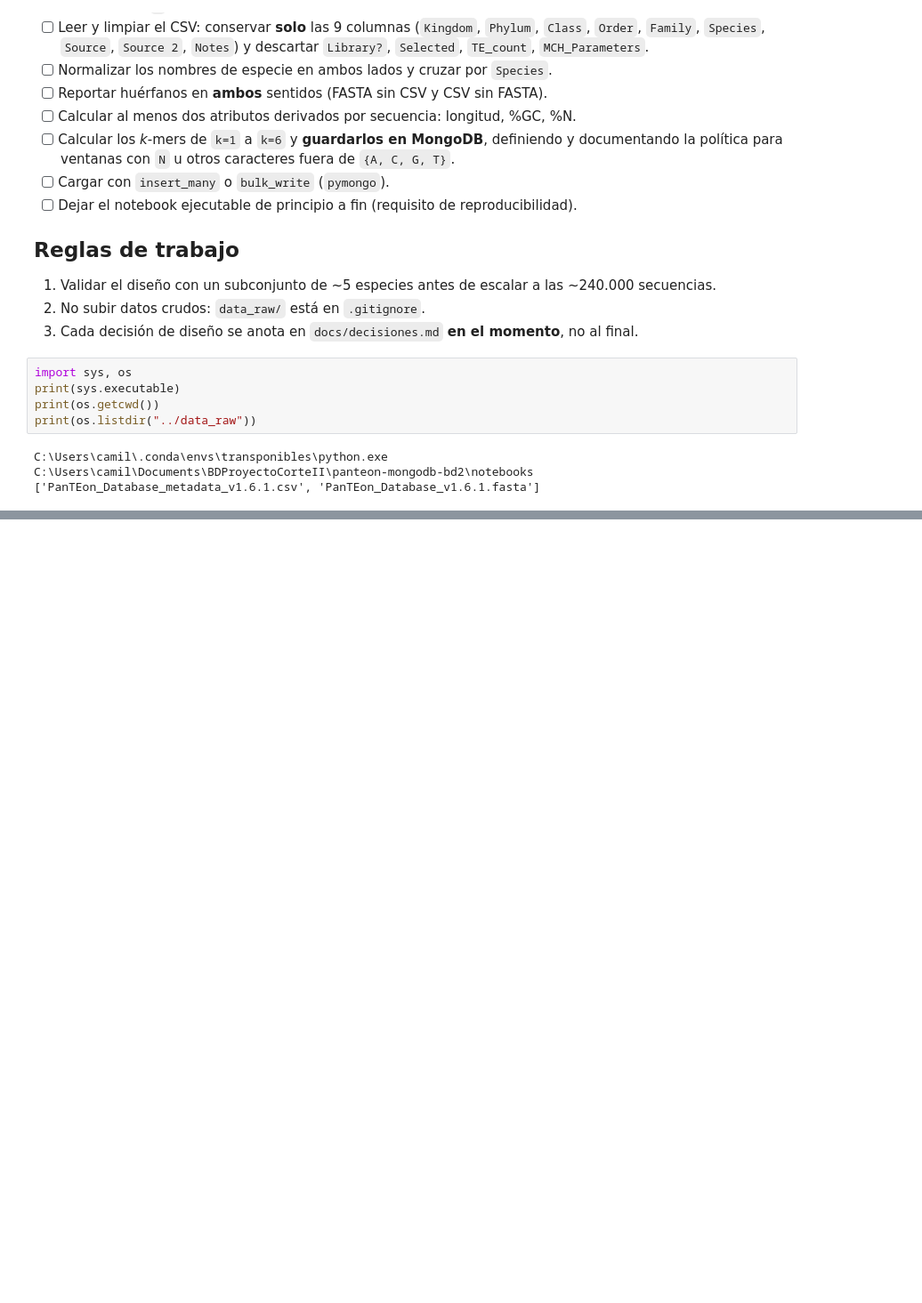
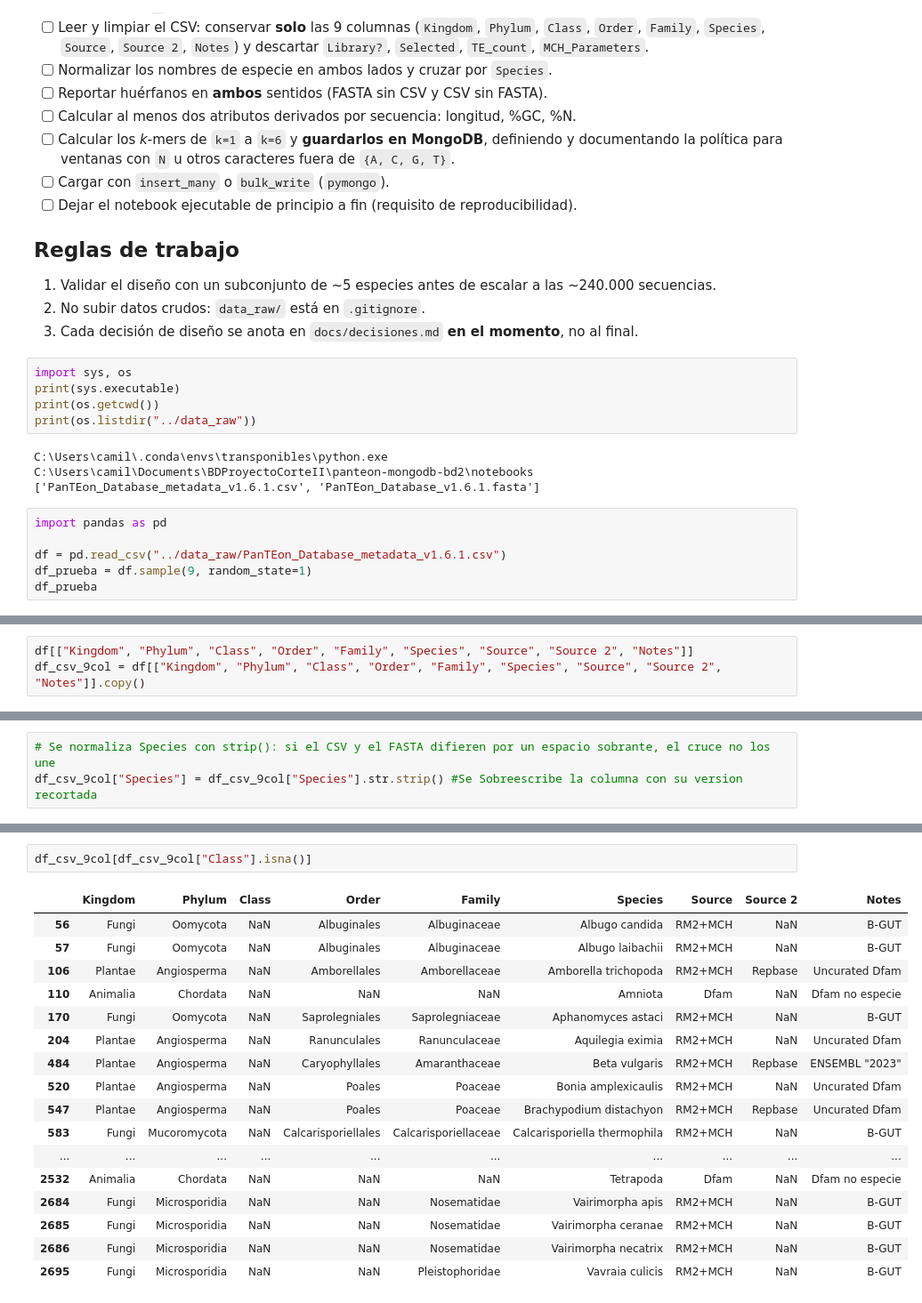
Before and after one commit to VilladaV/panteon-mongodb-bd2, a Jupyter notebook: notebooks/01_exploracion_limpieza_normalizacion_cruce.ipynb, the cells around one changed output, grey strips where cells are left out. Shown at 89% size. Saved outputs shown, nothing was run; the diff lists cells and outputs as text; blank space fills up the shorter version.

Commit message:
Limpieza del CSV y separación inicial de la cadena del FASTA

```diff
--- a/notebooks/01_exploracion_limpieza_normalizacion_cruce.ipynb
+++ b/notebooks/01_exploracion_limpieza_normalizacion_cruce.ipynb
@@ -32,3 +32,9 @@ print(os.listdir("../data_raw"))
 C:\Users\camil\.conda\envs\transponibles\python.exe
 C:\Users\camil\Documents\BDProyectoCorteII\panteon-mongodb-bd2\notebooks
 ['PanTEon_Database_metadata_v1.6.1.csv', 'PanTEon_Database_v1.6.1.fasta']
+# %%
+import pandas as pd
+
+df = pd.read_csv("../data_raw/PanTEon_Database_metadata_v1.6.1.csv")
+df_prueba = df.sample(9, random_state=1)
+df_prueba
@@ -34,0 +114,3 @@ C:\Users\camil\Documents\BDProyectoCorteII\panteon-mongodb-bd2\notebooks
+# %%
+df[["Kingdom", "Phylum", "Class", "Order", "Family", "Species", "Source", "Source 2", "Notes"]]
+df_csv_9col = df[["Kingdom", "Phylum", "Class", "Order", "Family", "Species", "Source", "Source 2", "Notes"]].copy()
@@ -34,0 +132,3 @@ C:\Users\camil\Documents\BDProyectoCorteII\panteon-mongodb-bd2\notebooks
+# %%
+# Se normaliza Species con strip(): si el CSV y el FASTA difieren por un espacio sobrante, el cruce no los une
+df_csv_9col["Species"] = df_csv_9col["Species"].str.strip() #Se Sobreescribe la columna con su version recortada
@@ -34,0 +149,20 @@ C:\Users\camil\Documents\BDProyectoCorteII\panteon-mongodb-bd2\notebooks
+# %%
+df_csv_9col[df_csv_9col["Class"].isna()]
+# %% [output]
+|  | Kingdom | Phylum | Class | Order | Family | Species | Source | Source 2 | Notes |
+| 56 | Fungi | Oomycota | NaN | Albuginales | Albuginaceae | Albugo candida | RM2+MCH | NaN | B-GUT |
+| 57 | Fungi | Oomycota | NaN | Albuginales | Albuginaceae | Albugo laibachii | RM2+MCH | NaN | B-GUT |
+| 106 | Plantae | Angiosperma | NaN | Amborellales | Amborellaceae | Amborella trichopoda | RM2+MCH | Repbase | Uncurated Dfam |
+| 110 | Animalia | Chordata | NaN | NaN | NaN | Amniota | Dfam | NaN | Dfam no especie |
+| 170 | Fungi | Oomycota | NaN | Saprolegniales | Saprolegniaceae | Aphanomyces astaci | RM2+MCH | NaN | B-GUT |
+| 204 | Plantae | Angiosperma | NaN | Ranunculales | Ranunculaceae | Aquilegia eximia | RM2+MCH | NaN | Uncurated Dfam |
+| 484 | Plantae | Angiosperma | NaN | Caryophyllales | Amaranthaceae | Beta vulgaris | RM2+MCH | Repbase | ENSEMBL "2023" |
+| 520 | Plantae | Angiosperma | NaN | Poales | Poaceae | Bonia amplexicaulis | RM2+MCH | NaN | Uncurated Dfam |
+| 547 | Plantae | Angiosperma | NaN | Poales | Poaceae | Brachypodium distachyon | RM2+MCH | Repbase | Uncurated Dfam |
+| 583 | Fungi | Mucoromycota | NaN | Calcarisporiellales | Calcarisporiellaceae | Calcarisporiella thermophila | RM2+MCH | NaN | B-GUT |
+| ... | ... | ... | ... | ... | ... | ... | ... | ... | ... |
+| 2532 | Animalia | Chordata | NaN | NaN | NaN | Tetrapoda | Dfam | NaN | Dfam no especie |
+| 2684 | Fungi | Microsporidia | NaN | NaN | Nosematidae | Vairimorpha apis | RM2+MCH | NaN | B-GUT |
+| 2685 | Fungi | Microsporidia | NaN | NaN | Nosematidae | Vairimorpha ceranae | RM2+MCH | NaN | B-GUT |
+| 2686 | Fungi | Microsporidia | NaN | NaN | Nosematidae | Vairimorpha necatrix | RM2+MCH | NaN | B-GUT |
+| 2695 | Fungi | Microsporidia | NaN | NaN | Pleistophoridae | Vavraia culicis | RM2+MCH | NaN | B-GUT |
```
Also changed, not shown: parts of 29 cells of this notebook.
